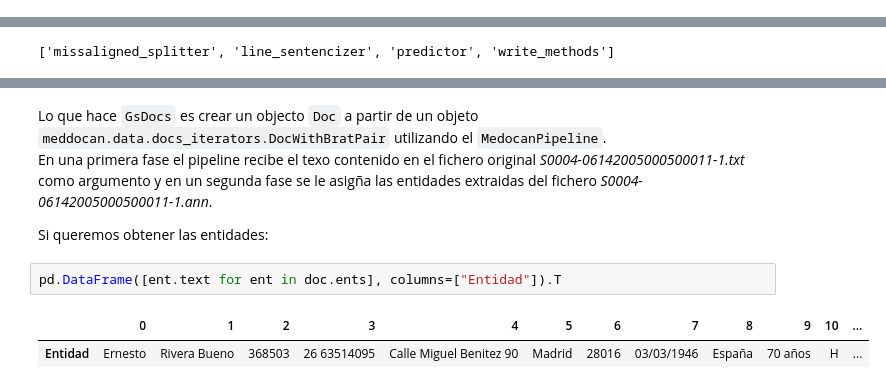
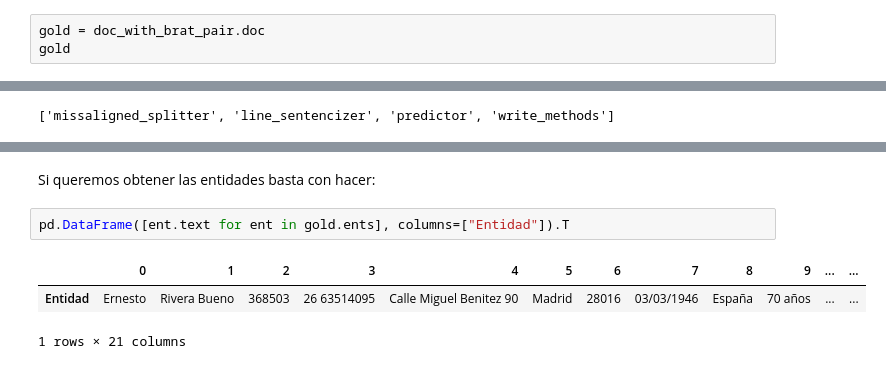
Before and after one commit to GuiGel/MedDocAn, a Jupyter notebook: cdti/meddocan/code.ipynb, the cells around one changed output, grey strips where cells are left out. Drawn from its saved outputs; the diff is of its cells as text.

```diff
--- a/cdti/meddocan/code.ipynb
+++ b/cdti/meddocan/code.ipynb
@@ -43,0 +45,3 @@ Médico:  Ignacio Navarro Cuéllar NºCol: 28 28 70973.
+# %%
+gold = doc_with_brat_pair.doc
+gold
@@ -193,10 +202,8 @@ pd.DataFrame([type(doc_with_brat_pair.brat_files_pair).__qualname__, doc_with_br
-# %% [markdown]
-Lo que hace `GsDocs` es crear un objecto `Doc` a partir de un objeto `meddocan.data.docs_iterators.DocWithBratPair` utilizando el `MedocanPipeline`.
-En una primera fase el pipeline recibe el texo contenido en el fichero original *S0004-06142005000500011-1.txt* como argumento y en un segunda fase se le asigña las entidades extraidas del fichero *S0004-06142005000500011-1.ann*.
-
-Si queremos obtener las entidades:
+# %% [markdown]
+Si queremos obtener las entidades basta con hacer:
 # %%
-pd.DataFrame([ent.text for ent in doc.ents], columns=["Entidad"]).T
+pd.DataFrame([ent.text for ent in gold.ents], columns=["Entidad"]).T
 # %% [output]
-|  | 0 | 1 | 2 | 3 | 4 | 5 | 6 | 7 | 8 | 9 | 10 | ... |
-| Entidad | Ernesto | Rivera Bueno | 368503 | 26 63514095 | Calle Miguel Benitez 90 | Madrid | 28016 | 03/03/1946 | España | 70 años | H | ... |
+|  | 0 | 1 | 2 | 3 | 4 | 5 | 6 | 7 | 8 | 9 | ... | ... |
+| Entidad | Ernesto | Rivera Bueno | 368503 | 26 63514095 | Calle Miguel Benitez 90 | Madrid | 28016 | 03/03/1946 | España | 70 años | ... | ... |
+1 rows × 21 columns
```
Also changed, not shown: parts of 33 cells of this notebook, 1 other file.
